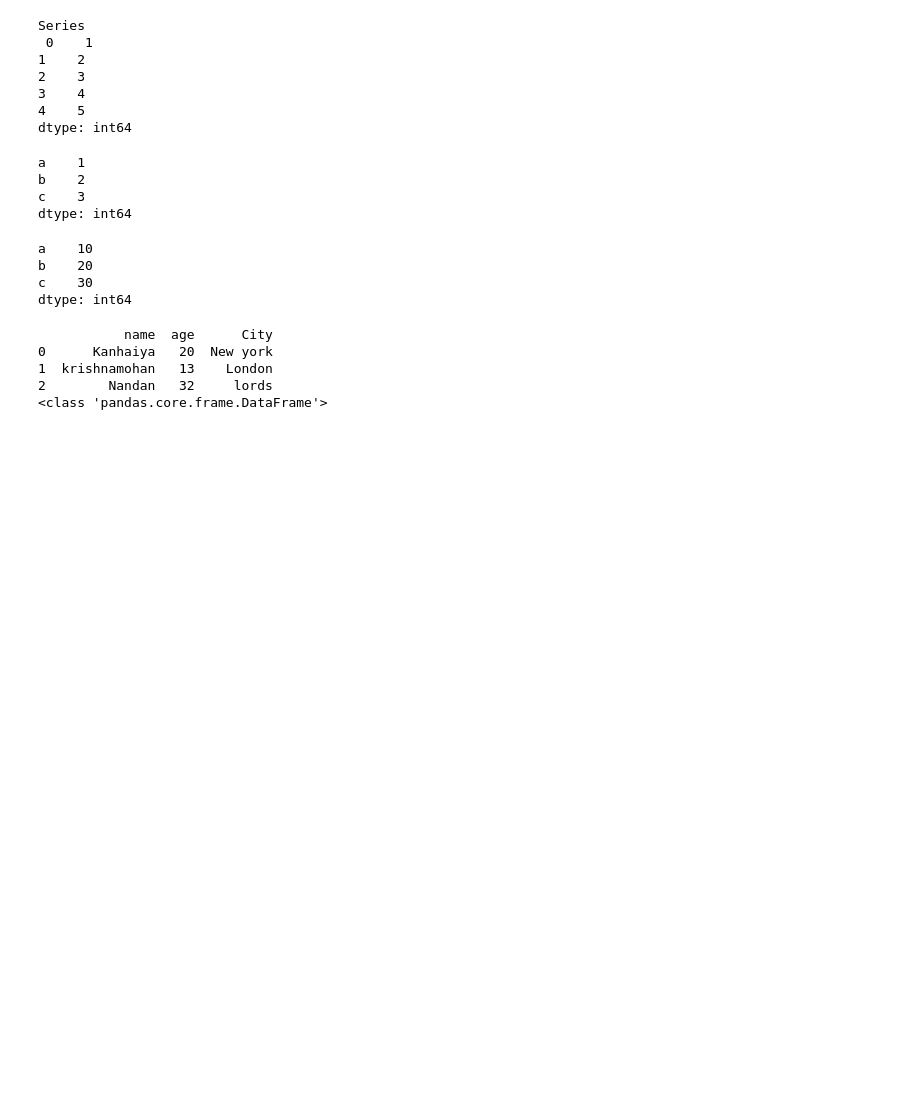
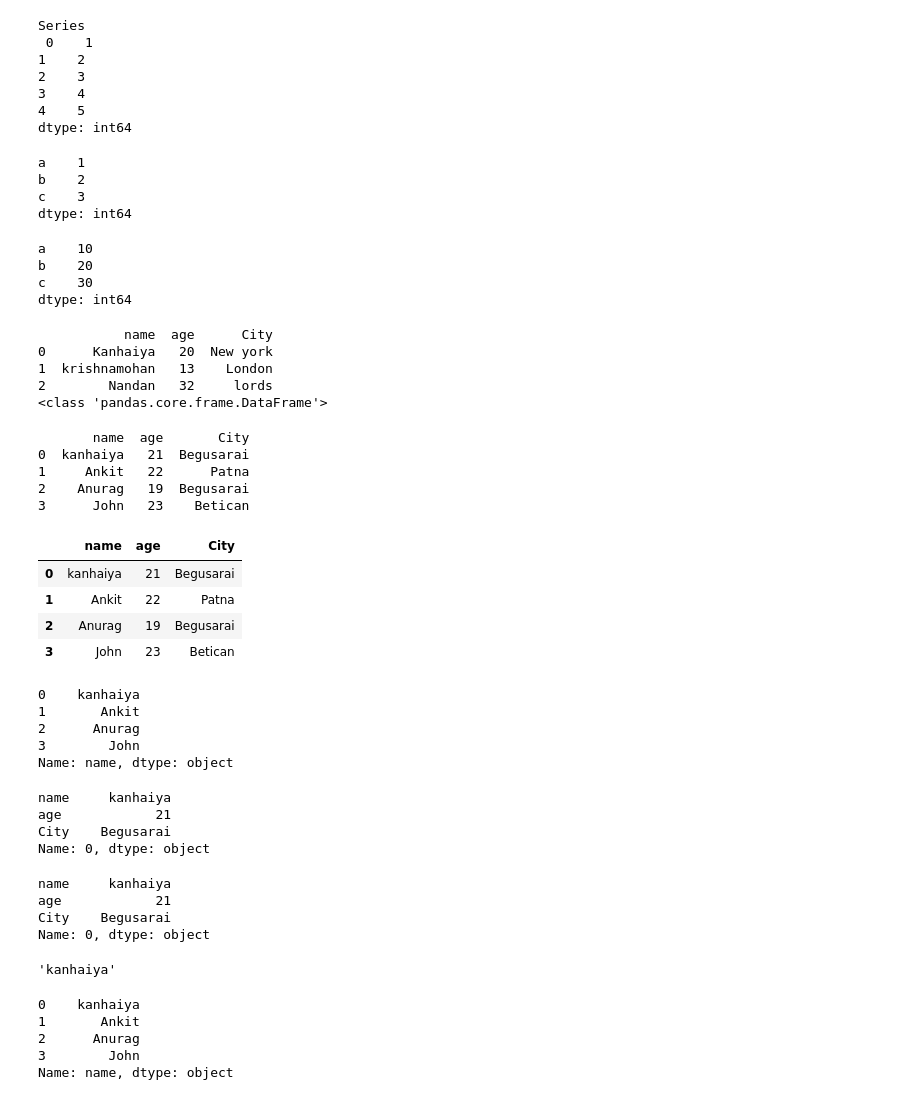
Before and after one commit to kanhaiya5613/Data-Science, a Jupyter notebook: 2_Data_Analysis_With_Python/2_Pandas.ipynb, the cells around one changed output. Saved outputs shown, nothing was run; the diff lists cells and outputs as text; code cells hidden in the pictures; blank space fills up the shorter version.

```diff
--- a/2_Data_Analysis_With_Python/2_Pandas.ipynb
+++ b/2_Data_Analysis_With_Python/2_Pandas.ipynb
@@ -74,3 +74,18 @@ print(type(df))
 1  krishnamohan   13    London
 2        Nandan   32     lords
 <class 'pandas.core.frame.DataFrame'>
+# %%
+data = [
+    {"name":"kanhaiya","age":21,"City":"Begusarai"},
+    {"name":"Ankit","age":22,"City":"Patna"},
+    {"name":"Anurag","age":19,"City":"Begusarai"},
+    {"name":"John","age":23,"City":"Betican"},
+]
+df = pd.DataFrame(data)
+print(df)
+# %% [output]
+       name  age       City
+0  kanhaiya   21  Begusarai
+1     Ankit   22      Patna
+2    Anurag   19  Begusarai
+3      John   23    Betican
@@ -76,0 +99,44 @@ print(type(df))
+# %%
+df
+# %% [output]
+|  | name | age | City |
+| 0 | kanhaiya | 21 | Begusarai |
+| 1 | Ankit | 22 | Patna |
+| 2 | Anurag | 19 | Begusarai |
+| 3 | John | 23 | Betican |
+# %%
+df.name
+# %% [output]
+0    kanhaiya
+1       Ankit
+2      Anurag
+3        John
+Name: name, dtype: object
+# %%
+df.loc[0]
+# %% [output]
+name     kanhaiya
+age            21
+City    Begusarai
+Name: 0, dtype: object
+# %%
+df.iloc[0]
+# %% [output]
+name     kanhaiya
+age            21
+City    Begusarai
+Name: 0, dtype: object
+# %%
+df.iloc[0][0]
+# %% [output]
+'kanhaiya'
+# %%
+## Accessing an specified element
+
+df["name"]
+# %% [output]
+0    kanhaiya
+1       Ankit
+2      Anurag
+3        John
+Name: name, dtype: object
```
Also changed, not shown: parts of 18 cells of this notebook.
